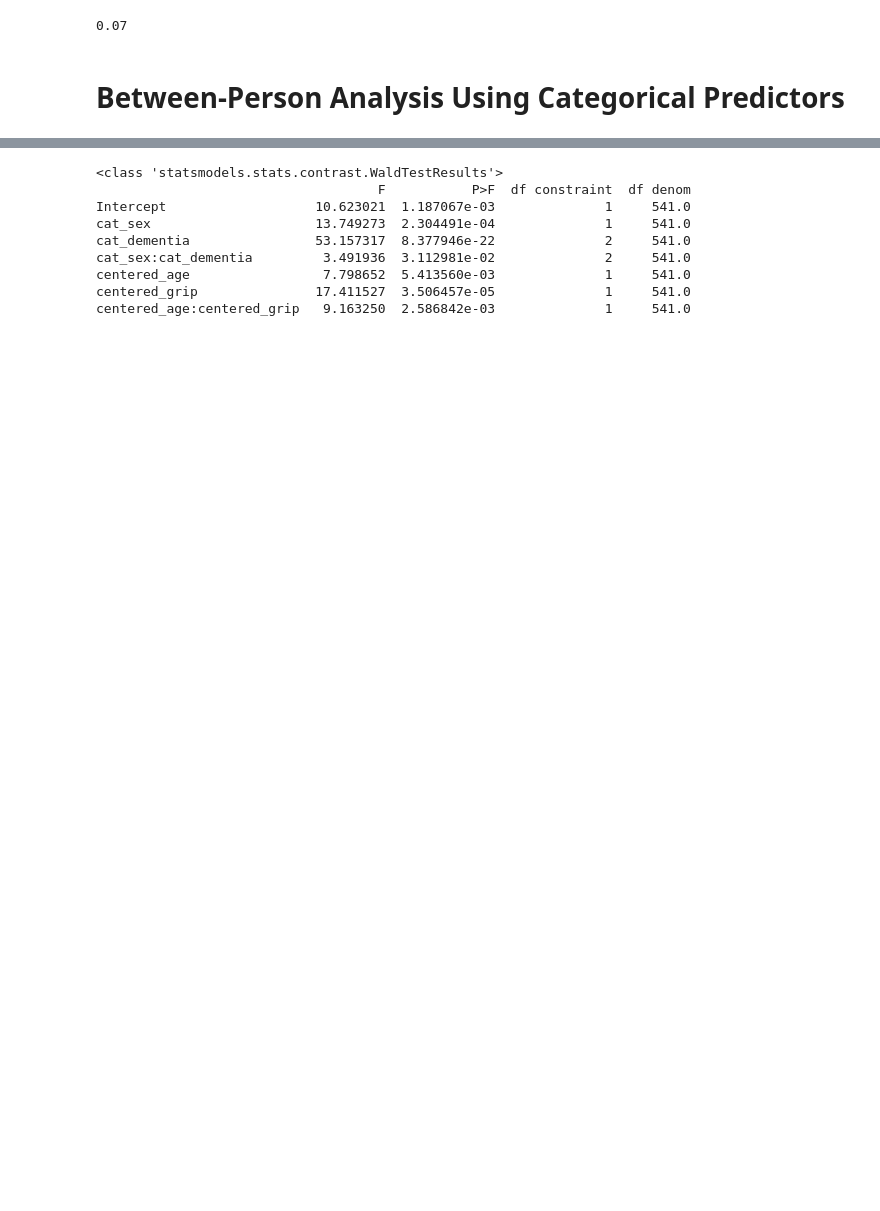
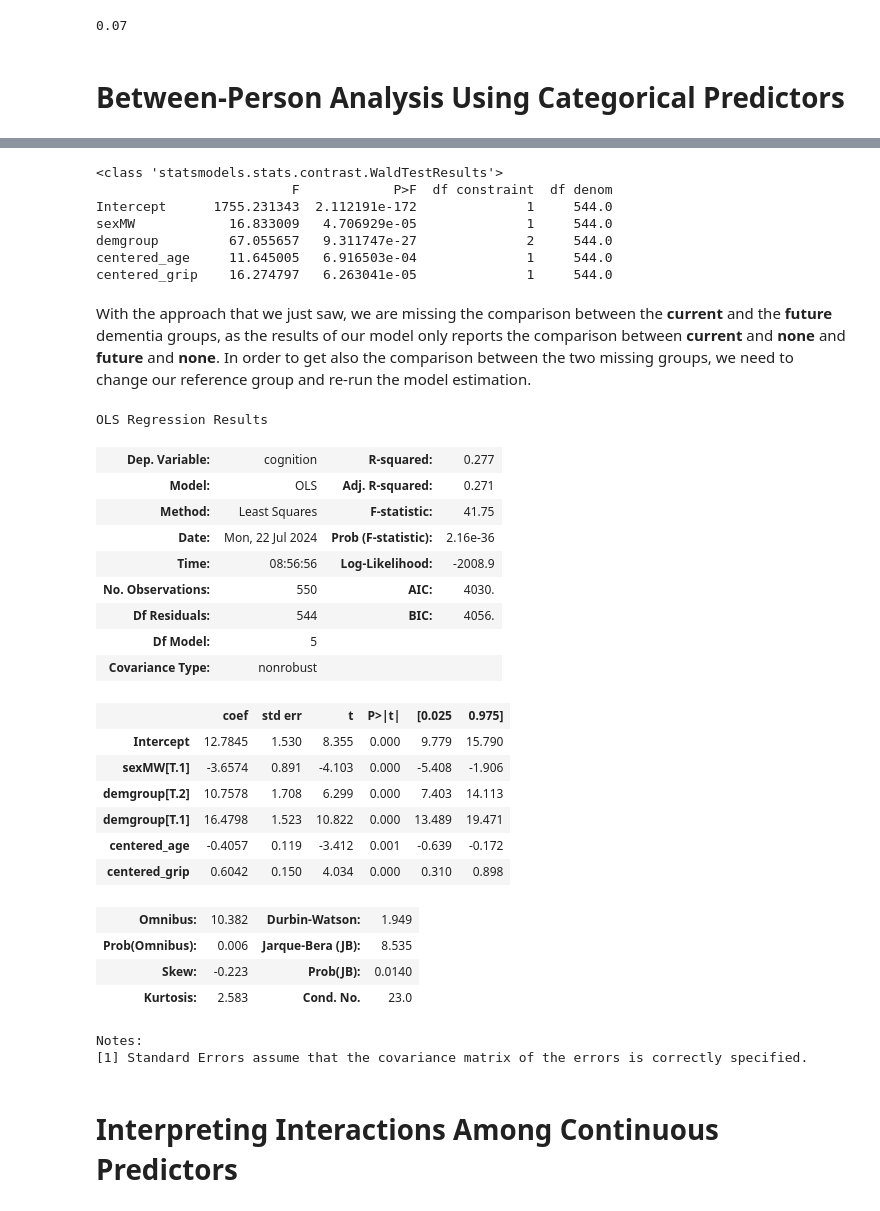
Before and after one commit to dado93/longitudinal-modeling, a Jupyter notebook: Chapters/02/02_Notebook.ipynb, the cells around one changed output, grey strips where cells are left out. Drawn from its saved outputs; the diff is of its cells as text; code cells hidden in the pictures; blank space fills up the shorter version.

```diff
--- a/Chapters/02/02_Notebook.ipynb
+++ b/Chapters/02/02_Notebook.ipynb
@@ -283,12 +355,51 @@ statsmodels.stats.anova.anova_lm(age_grip_model)
 # %%
-age_grip_model.wald_test_terms(scalar=True)
+age_grip_sex_dem_model.wald_test_terms(scalar=True)
 # %% [output]
 <class 'statsmodels.stats.contrast.WaldTestResults'>
-                                    F           P>F  df constraint  df denom
-Intercept                   10.623021  1.187067e-03              1     541.0
-cat_sex                     13.749273  2.304491e-04              1     541.0
-cat_dementia                53.157317  8.377946e-22              2     541.0
-cat_sex:cat_dementia         3.491936  3.112981e-02              2     541.0
-centered_age                 7.798652  5.413560e-03              1     541.0
-centered_grip               17.411527  3.506457e-05              1     541.0
-centered_age:centered_grip   9.163250  2.586842e-03              1     541.0
+                         F            P>F  df constraint  df denom
+Intercept      1755.231343  2.112191e-172              1     544.0
+sexMW            16.833009   4.706929e-05              1     544.0
+demgroup         67.055657   9.311747e-27              2     544.0
+centered_age     11.645005   6.916503e-04              1     544.0
+centered_grip    16.274797   6.263041e-05              1     544.0
+# %% [markdown]
+With the approach that we just saw, we are missing the comparison between the **current** and the **future** dementia groups, as the results of our model only reports the comparison between **current** and **none** and **future** and **none**. In order to get also the comparison between the two missing groups, we need to change our reference group and re-run the model estimation.
+# %%
+dementia_categorical = pd.CategoricalDtype(categories=[3,2,1],ordered=True)
+
+
+df[DEMENTIA_GROUP_COL] = df[DEMENTIA_GROUP_COL].astype(dementia_categorical)
+age_grip_sex_dem_model = statsmodels.formula.api.ols(formula=f"""
+                                             {COGNITION_COL} ~
+                                             {CENTERED_AGE_COL} +
+                                             {CENTERED_GRIP_COL} +
+                                             {SEX_COL} +
+                                             {DEMENTIA_GROUP_COL}
+                                             """, data=df).fit()
+age_grip_sex_dem_model.summary()
+# %% [output]
+OLS Regression Results
+| Dep. Variable: | cognition | R-squared: | 0.277 |
+| Model: | OLS | Adj. R-squared: | 0.271 |
+| Method: | Least Squares | F-statistic: | 41.75 |
+| Date: | Mon, 22 Jul 2024 | Prob (F-statistic): | 2.16e-36 |
+| Time: | 08:56:56 | Log-Likelihood: | -2008.9 |
+| No. Observations: | 550 | AIC: | 4030. |
+| Df Residuals: | 544 | BIC: | 4056. |
+| Df Model: | 5 |  |  |
+| Covariance Type: | nonrobust |  |  |
+|  | coef | std err | t | P>|t| | [0.025 | 0.975] |
+| Intercept | 12.7845 | 1.530 | 8.355 | 0.000 | 9.779 | 15.790 |
+| sexMW[T.1] | -3.6574 | 0.891 | -4.103 | 0.000 | -5.408 | -1.906 |
+| demgroup[T.2] | 10.7578 | 1.708 | 6.299 | 0.000 | 7.403 | 14.113 |
+| demgroup[T.1] | 16.4798 | 1.523 | 10.822 | 0.000 | 13.489 | 19.471 |
+| centered_age | -0.4057 | 0.119 | -3.412 | 0.001 | -0.639 | -0.172 |
+| centered_grip | 0.6042 | 0.150 | 4.034 | 0.000 | 0.310 | 0.898 |
+| Omnibus: | 10.382 | Durbin-Watson: | 1.949 |
+| Prob(Omnibus): | 0.006 | Jarque-Bera (JB): | 8.535 |
+| Skew: | -0.223 | Prob(JB): | 0.0140 |
+| Kurtosis: | 2.583 | Cond. No. | 23.0 |
+Notes:
+[1] Standard Errors assume that the covariance matrix of the errors is correctly specified.
+# %% [markdown]
+# Interpreting Interactions Among Continuous Predictors
```
Also changed, not shown: parts of 24 cells of this notebook.
